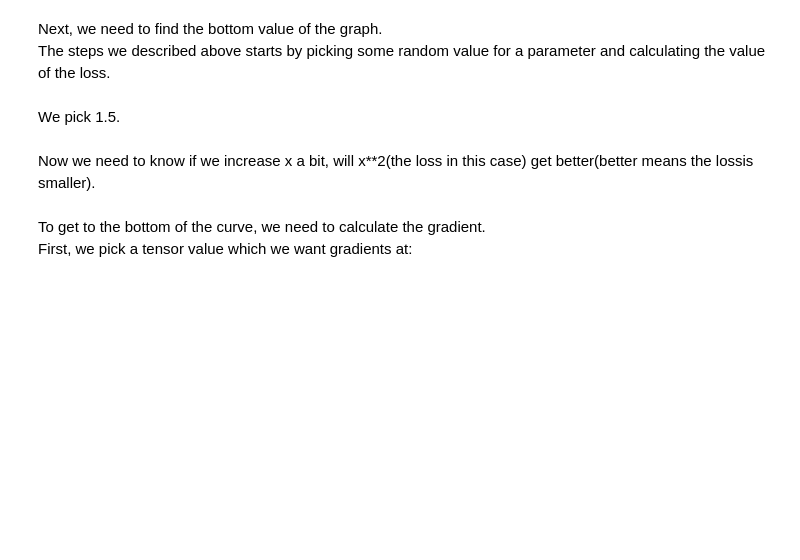
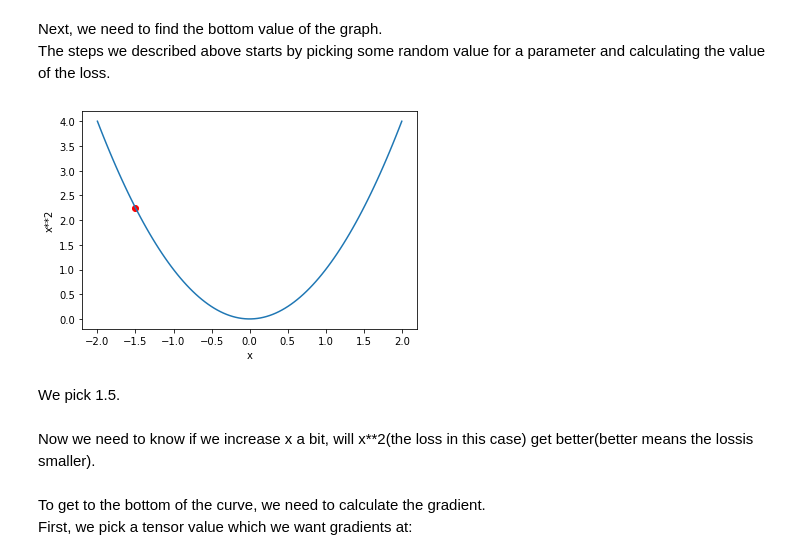
Before and after one commit to maureen-mugo/California-Housing-Price-Prediction, a Jupyter notebook: deep-learning-notes/mnist_sample.ipynb, the cells around one changed output. Cells and saved outputs as stored; diff of their text form; code cells hidden in the pictures; blank space fills up the shorter version.

```diff
--- a/deep-learning-notes/mnist_sample.ipynb
+++ b/deep-learning-notes/mnist_sample.ipynb
@@ -493,7 +499,9 @@ Next, we need to find the bottom value of the graph.
 The steps we described above starts by picking some random value for a parameter and calculating the value of the loss.
 # %%
 plot_function(f, 'x', 'x**2')
-plt.scatter(-1.5, f(-1.5), color='red);
+plt.scatter(-1.5, f(-1.5), color='red');
+# %% [output]
+[figure, added]
 # %% [markdown]
 We pick 1.5.
 # %% [markdown]
```
Also changed, not shown: parts of 3 cells of this notebook.
